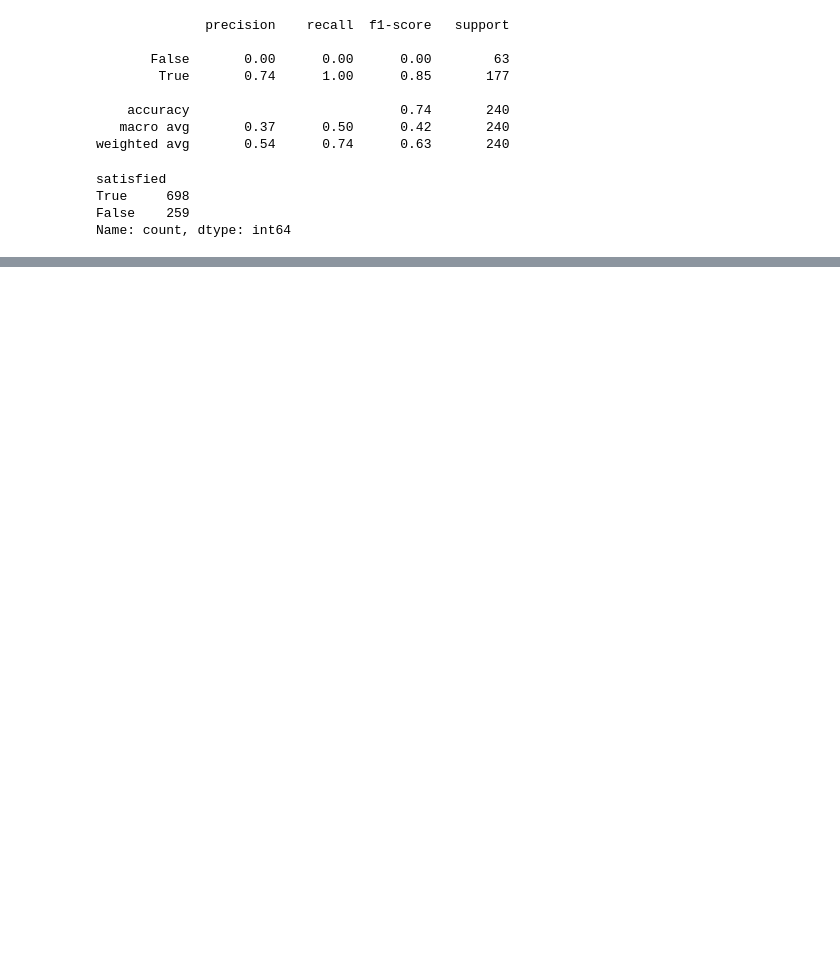
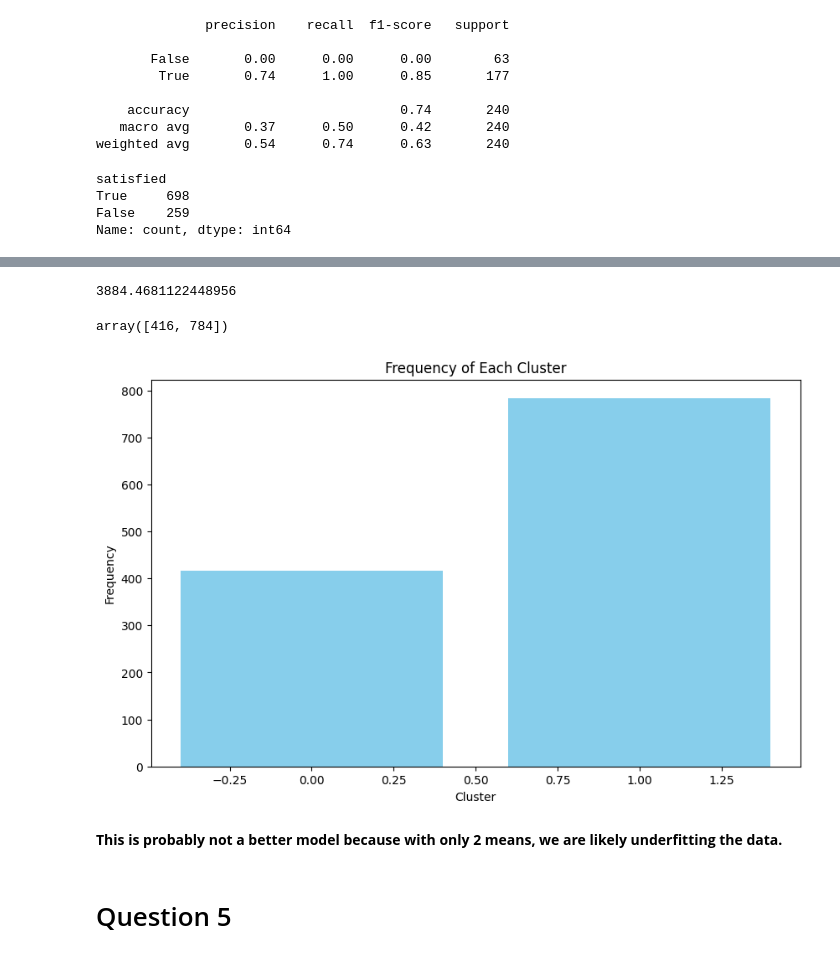
Before and after one commit to random-logic/ecs171-programming, a Jupyter notebook: hw4/hw4-solution.ipynb, the cells around one changed output, grey strips where cells are left out. Cells and saved outputs as stored; diff of their text form; code cells hidden in the pictures; blank space fills up the shorter version.

````diff
--- a/hw4/hw4-solution.ipynb
+++ b/hw4/hw4-solution.ipynb
@@ -161,0 +224,34 @@ plt.show()
+# %%
+# Re-do the k-means clustering on our dataset again, but this time we only consider ```k=2```.
+X = df4
+
+k = 2
+kmeans = KMeans(n_clusters=k, random_state=42)
+cluster_labels = kmeans.fit_predict(X)
+# %%
+# Calculate and report the Akaike Information Criterion.
+n_samples, n_features = X.shape
+aic = kmeans.inertia_ + 2 * n_features
+aic # ?? is this correct?
+# %% [output]
+3884.4681122448956
+# %%
+# Show the frequency(number of members) of each cluster.
+cluster_freq = np.bincount(cluster_labels)
+cluster_freq
+# %% [output]
+array([416, 784])
+# %%
+# Create a bar chart
+plt.figure(figsize=(10, 6))
+plt.bar(range(k), cluster_freq, color='skyblue')
+plt.xlabel('Cluster')
+plt.ylabel('Frequency')
+plt.title('Frequency of Each Cluster')
+plt.show()
+# %% [output]
+[figure, added]
+# %% [markdown]
+**This is probably not a better model because with only 2 means, we are likely underfitting the data.**
+# %% [markdown]
+# Question 5
````
Also changed, not shown: parts of 18 cells of this notebook, 1 other file.
